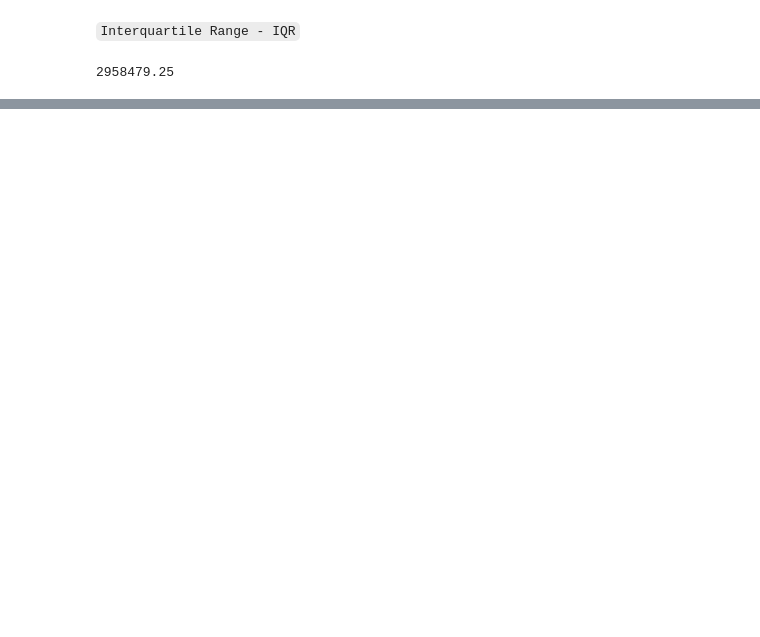
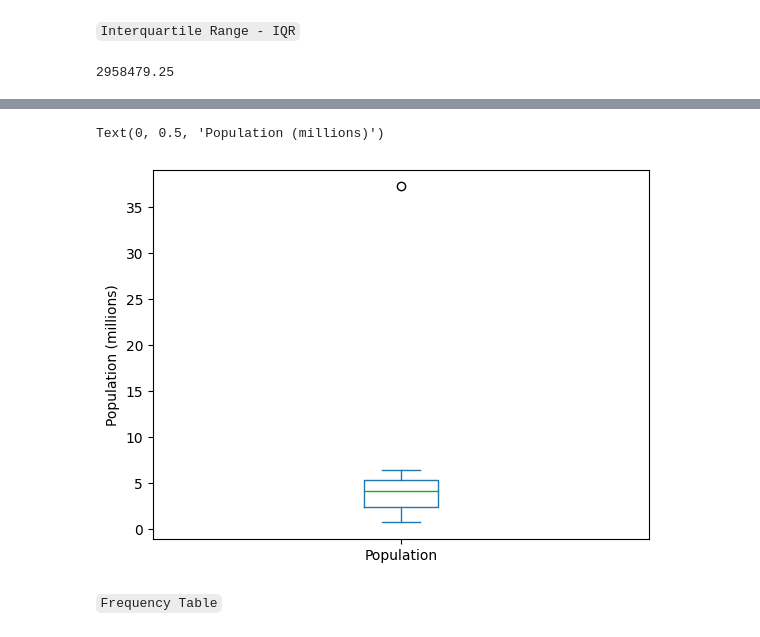
Before and after one commit to thisispawann/Practical-Statistics, a Jupyter notebook: 1.Exploratory Data Analysis/eda.ipynb, the cells around one changed output, grey strips where cells are left out. Drawn from its saved outputs; the diff is of its cells as text; code cells hidden in the pictures; blank space fills up the shorter version.

```diff
--- a/1.Exploratory Data Analysis/eda.ipynb
+++ b/1.Exploratory Data Analysis/eda.ipynb
@@ -112,0 +141,8 @@ iqr
+# %%
+ax = (data['Population']/1000000).plot.box()
+ax.set_ylabel('Population (millions)')
+# %% [output]
+Text(0, 0.5, 'Population (millions)')
+[figure, added]
+# %% [markdown]
+<code>Frequency Table</code>
```
Also changed, not shown: parts of 34 cells of this notebook.
